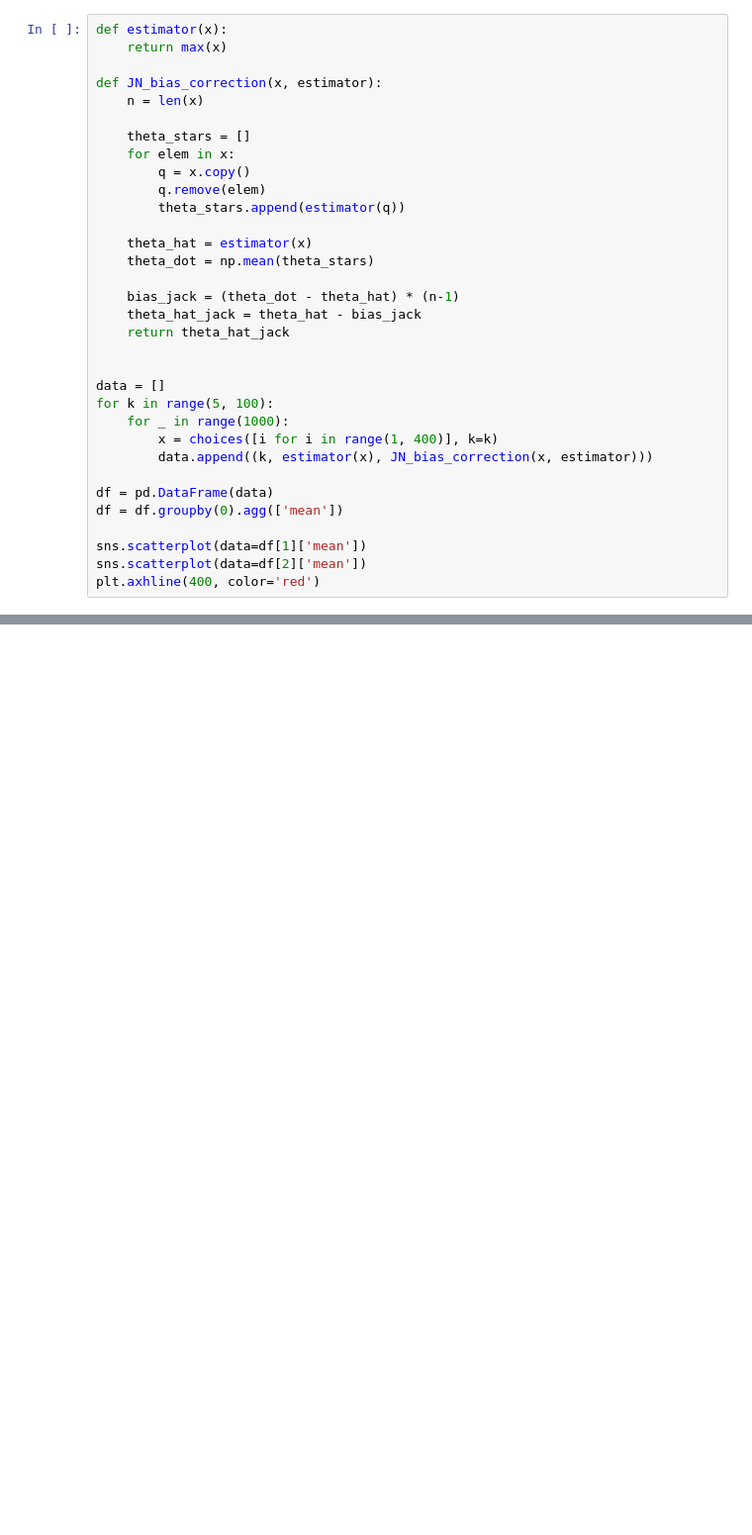
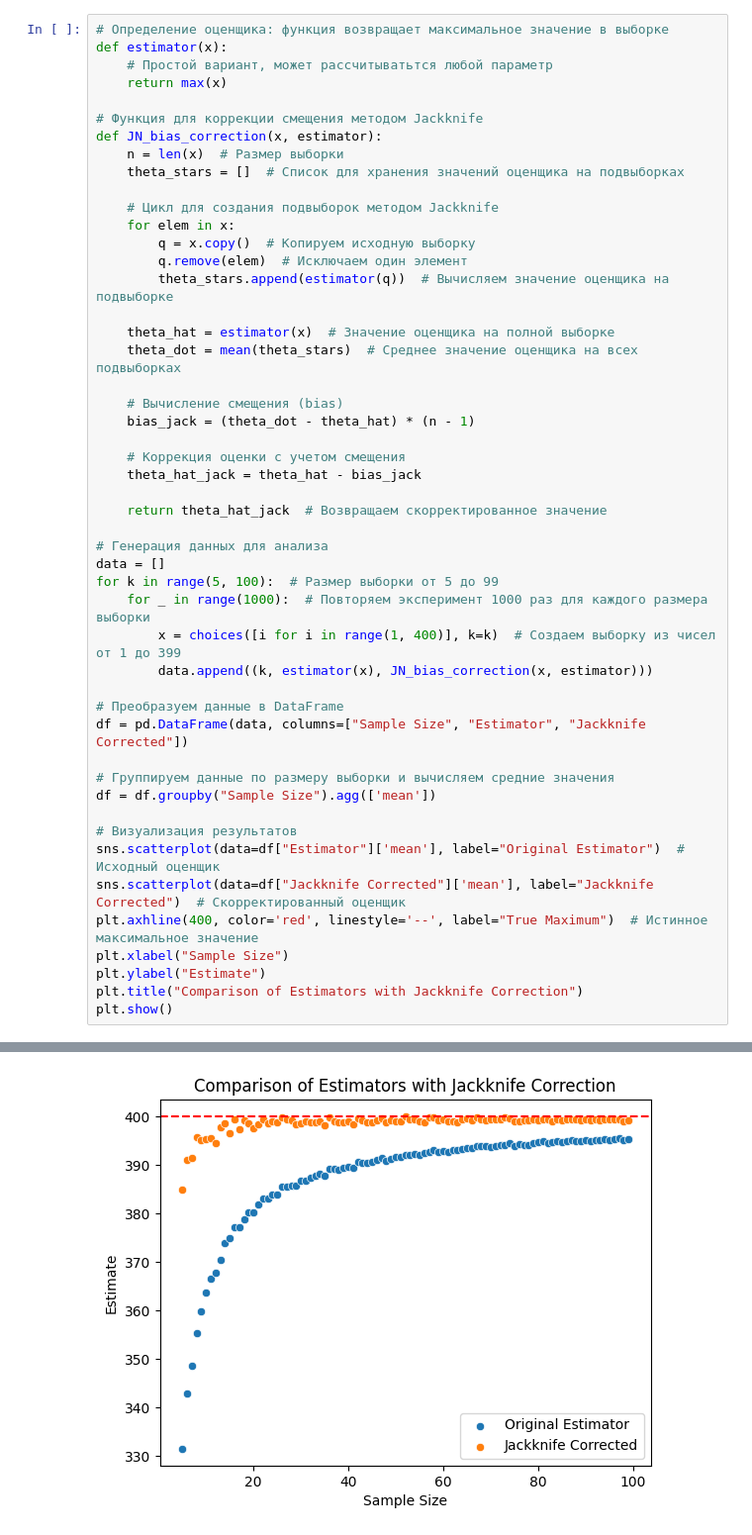
Before and after one commit to lotossoks/DANO-Task-Materials, a Jupyter notebook: jacknife_bootstrap.ipynb, the cells around one changed output, grey strips where cells are left out. Shown at 99% size. Cells and saved outputs as stored; diff of their text form; blank space fills up the shorter version.

```diff
--- a/jacknife_bootstrap.ipynb
+++ b/jacknife_bootstrap.ipynb
@@ -35,34 +64,50 @@ dtype: float64
 # %%
+# Определение оценщика: функция возвращает максимальное значение в выборке
 def estimator(x):
+    # Простой вариант, может рассчитыватьтся любой параметр
     return max(x)
 
+# Функция для коррекции смещения методом Jackknife
 def JN_bias_correction(x, estimator):
-    n = len(x)
+    n = len(x)  # Размер выборки
+    theta_stars = []  # Список для хранения значений оценщика на подвыборках
 
-    theta_stars = []
+    # Цикл для создания подвыборок методом Jackknife
     for elem in x:
-        q = x.copy()
-        q.remove(elem)
-        theta_stars.append(estimator(q))
+        q = x.copy()  # Копируем исходную выборку
+        q.remove(elem)  # Исключаем один элемент
+        theta_stars.append(estimator(q))  # Вычисляем значение оценщика на подвыборке
 
-    theta_hat = estimator(x)
-    theta_dot = np.mean(theta_stars)
+    theta_hat = estimator(x)  # Значение оценщика на полной выборке
+    theta_dot = mean(theta_stars)  # Среднее значение оценщика на всех подвыборках
 
-    bias_jack = (theta_dot - theta_hat) * (n-1)
+    # Вычисление смещения (bias)
+    bias_jack = (theta_dot - theta_hat) * (n - 1)
+
+    # Коррекция оценки с учетом смещения
     theta_hat_jack = theta_hat - bias_jack
-    return theta_hat_jack
 
+    return theta_hat_jack  # Возвращаем скорректированное значение
 
+# Генерация данных для анализа
 data = []
-for k in range(5, 100):
-    for _ in range(1000):
-        x = choices([i for i in range(1, 400)], k=k)
+for k in range(5, 100):  # Размер выборки от 5 до 99
+    for _ in range(1000):  # Повторяем эксперимент 1000 раз для каждого размера выборки
+        x = choices([i for i in range(1, 400)], k=k)  # Создаем выборку из чисел от 1 до 399
         data.append((k, estimator(x), JN_bias_correction(x, estimator)))
 
-df = pd.DataFrame(data)
-df = df.groupby(0).agg(['mean'])
+# Преобразуем данные в DataFrame
+df = pd.DataFrame(data, columns=["Sample Size", "Estimator", "Jackknife Corrected"])
 
-sns.scatterplot(data=df[1]['mean'])
-sns.scatterplot(data=df[2]['mean'])
-plt.axhline(400, color='red')
+# Группируем данные по размеру выборки и вычисляем средние значения
+df = df.groupby("Sample Size").agg(['mean'])
+
+# Визуализация результатов
+sns.scatterplot(data=df["Estimator"]['mean'], label="Original Estimator")  # Исходный оценщик
+sns.scatterplot(data=df["Jackknife Corrected"]['mean'], label="Jackknife Corrected")  # Скорректированный оценщик
+plt.axhline(400, color='red', linestyle='--', label="True Maximum")  # Истинное максимальное значение
+plt.xlabel("Sample Size")
+plt.ylabel("Estimate")
+plt.title("Comparison of Estimators with Jackknife Correction")
+plt.show()
 # %% [output]
@@ -69,0 +114 @@ NameError: name 'np' is not defined
+[figure, added]
```
Also changed, not shown: parts of 5 cells of this notebook, 5 other files.
